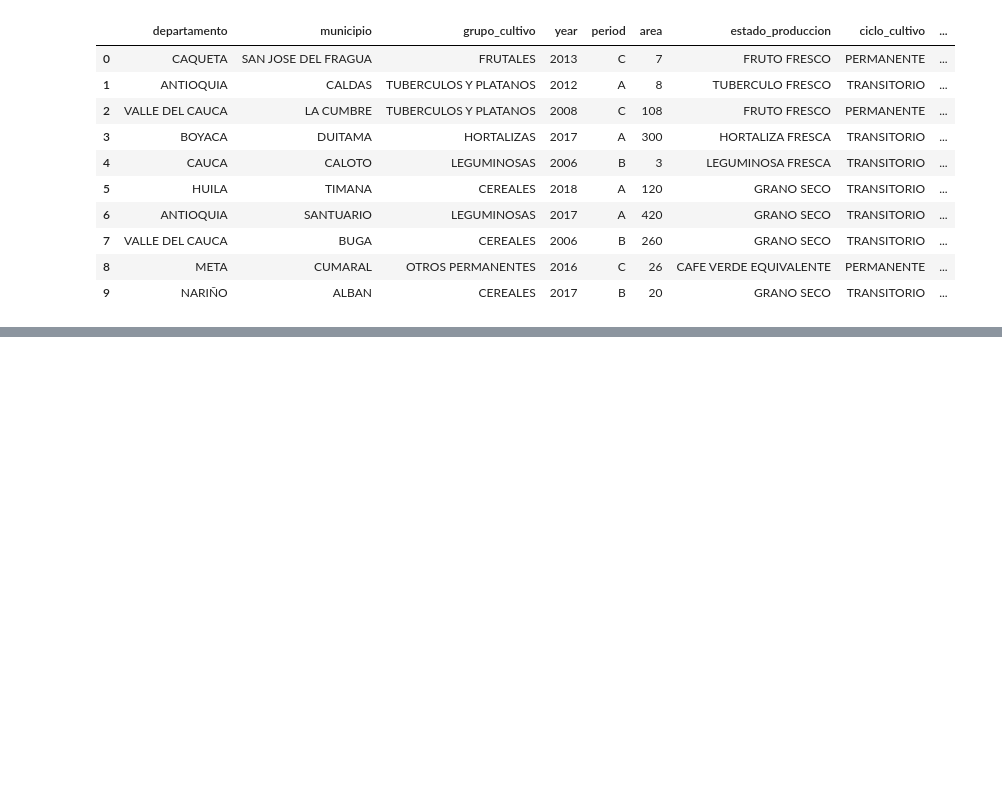
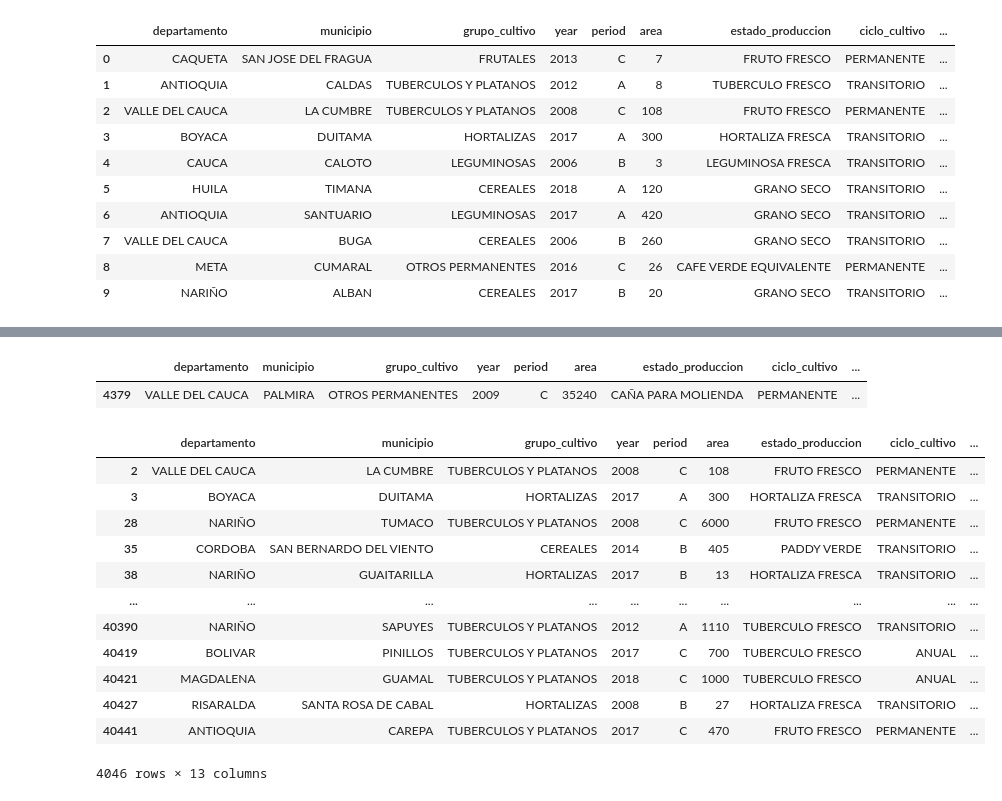
Before and after one commit to OscarBosigas/Proyecto-Final-Ciencia-de-Datos-Aplicada, a Jupyter notebook: Entrega3/notebooks/Construcción_Modelo_Final_con_Pipeline.ipynb, the cells around one changed output, grey strips where cells are left out. Cells and saved outputs as stored; diff of their text form; code cells hidden in the pictures; blank space fills up the shorter version.

```diff
--- a/Entrega3/notebooks/Construcción_Modelo_Final_con_Pipeline.ipynb
+++ b/Entrega3/notebooks/Construcción_Modelo_Final_con_Pipeline.ipynb
@@ -345,0 +221,13 @@ ValueError: continuous is not supported
+# %%
+#pipeline
+from sklearn.compose import ColumnTransformer
+from sklearn.preprocessing import StandardScaler, MinMaxScaler
+from sklearn.preprocessing import OrdinalEncoder, OneHotEncoder
+
+pipeline = Pipeline([
+    ('transformer', ColumnTransformer([
+        ('categorical', OneHotEncoder(sparse = False, handle_unknown = 'ignore'), ['departamento', 'municipio', 'grupo_cultivo', 'period', 'estado_produccion', 'ciclo_cultivo'])
+    ], remainder = 'passthrough')),
+    ('normalizer', MinMaxScaler()),
+    ('regressor',  RandomForestRegressor())
+])
@@ -430,0 +370,22 @@ df2.to_csv("/content/drive/MyDrive/BestModelRF/prediccionesRF.csv")
+# %%
+#revisando el dato más alto
+df2[ df2['DiferenciaY-Y2'] > 699716]
+# %% [output]
+|  | departamento | municipio | grupo_cultivo | year | period | area | estado_produccion | ciclo_cultivo | ... |
+| 4379 | VALLE DEL CAUCA | PALMIRA | OTROS PERMANENTES | 2009 | C | 35240 | CAÑA PARA MOLIENDA | PERMANENTE | ... |
+# %%
+df2[ df2['DiferenciaY-Y2'] > df2['DiferenciaY-Y2'].quantile(.90) ]
+# %% [output]
+|  | departamento | municipio | grupo_cultivo | year | period | area | estado_produccion | ciclo_cultivo | ... |
+| 2 | VALLE DEL CAUCA | LA CUMBRE | TUBERCULOS Y PLATANOS | 2008 | C | 108 | FRUTO FRESCO | PERMANENTE | ... |
+| 3 | BOYACA | DUITAMA | HORTALIZAS | 2017 | A | 300 | HORTALIZA FRESCA | TRANSITORIO | ... |
+| 28 | NARIÑO | TUMACO | TUBERCULOS Y PLATANOS | 2008 | C | 6000 | FRUTO FRESCO | PERMANENTE | ... |
+| 35 | CORDOBA | SAN BERNARDO DEL VIENTO | CEREALES | 2014 | B | 405 | PADDY VERDE | TRANSITORIO | ... |
+| 38 | NARIÑO | GUAITARILLA | HORTALIZAS | 2017 | B | 13 | HORTALIZA FRESCA | TRANSITORIO | ... |
+| ... | ... | ... | ... | ... | ... | ... | ... | ... | ... |
+| 40390 | NARIÑO | SAPUYES | TUBERCULOS Y PLATANOS | 2012 | A | 1110 | TUBERCULO FRESCO | TRANSITORIO | ... |
+| 40419 | BOLIVAR | PINILLOS | TUBERCULOS Y PLATANOS | 2017 | C | 700 | TUBERCULO FRESCO | ANUAL | ... |
+| 40421 | MAGDALENA | GUAMAL | TUBERCULOS Y PLATANOS | 2018 | C | 1000 | TUBERCULO FRESCO | ANUAL | ... |
+| 40427 | RISARALDA | SANTA ROSA DE CABAL | HORTALIZAS | 2008 | B | 27 | HORTALIZA FRESCA | TRANSITORIO | ... |
+| 40441 | ANTIOQUIA | CAREPA | TUBERCULOS Y PLATANOS | 2017 | C | 470 | FRUTO FRESCO | PERMANENTE | ... |
+4046 rows × 13 columns
```
Also changed, not shown: parts of 26 cells of this notebook.
